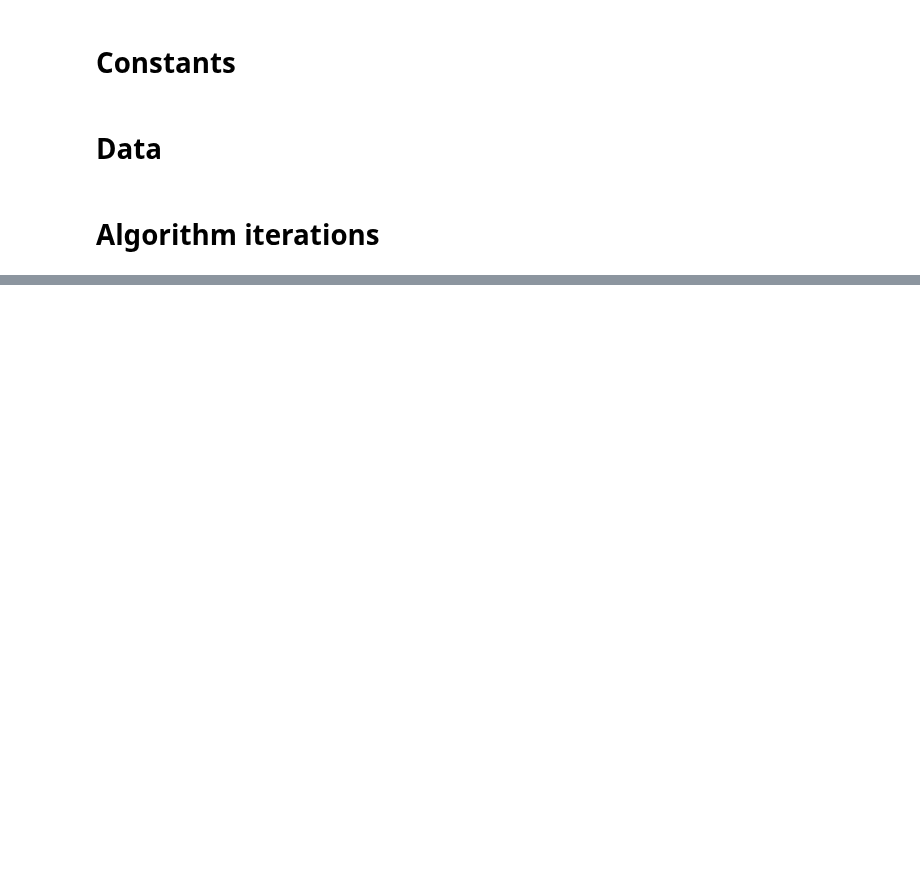
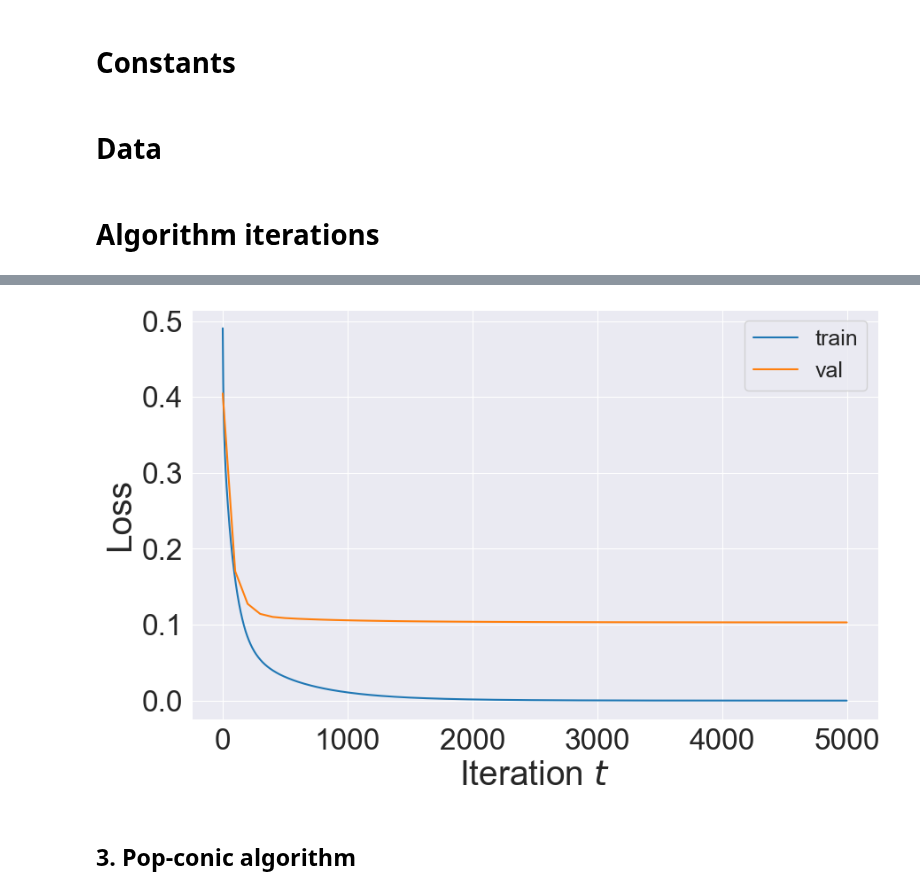
Before and after one commit to karl-hajjar/pop-conic, a Jupyter notebook: pop_conic/notebooks/pop-conic-basic.ipynb, the cells around one changed output, grey strips where cells are left out. Saved outputs shown, nothing was run; the diff lists cells and outputs as text; code cells hidden in the pictures; blank space fills up the shorter version.

```diff
--- a/pop_conic/notebooks/pop-conic-basic.ipynb
+++ b/pop_conic/notebooks/pop-conic-basic.ipynb
@@ -37,5 +39,5 @@ VAL_ITER = 100
 # %%
-FIGURES_DIR = os.path.join(ROOT, 'figures/training/')
+FIGURES_DIR = os.path.join(ROOT, 'figures/')
 create_dir(FIGURES_DIR)
 # %%
 set_random_seeds(SEED)
@@ -49,7 +51,7 @@ def forward(a, b, x):
 m = 50 # number of teacher neurons
 eps = 3e-1
 
-a_star = 5 * np.sign(np.random.uniform(size=(1, m)) - 0.5) / m
+a_star = 2 * np.sign(np.random.uniform(size=(1, m)) - 0.5) # / m
 b_star = 2 * np.random.uniform(size=(m, INPUT_DIM)) - 1 - eps * np.random.normal(size=(m, INPUT_DIM))**2
 # %%
 # Data
@@ -244,0 +212,22 @@ plt.show()
+# %%
+# train data in PyTorch
+x_train_pt = torch.from_numpy(x_train).float()
+y_train_pt = torch.from_numpy(y_train).float()
+
+# val data in PyTorch
+x_val_pt = torch.from_numpy(x_val).float()
+y_val_pt = torch.from_numpy(y_val).float()
+# %%
+# MF net with Gaussian init
+m = 1024
+bias = False
+net = torch.nn.Sequential(*[torch.nn.Linear(in_features=INPUT_DIM, out_features=m, bias=bias),
+                            torch.nn.ReLU(),
+                            torch.nn.Linear(in_features=m, out_features=1, bias=bias)])
+
+# init
+with torch.no_grad():
+    net[0].weight.data.copy_(torch.randn(size=(m, INPUT_DIM)))
+    net[2].weight.data.copy_(torch.randn(size=(1, m)))
+
+opt = torch.optim.SGD(params=net.parameters(), lr=m * BASE_LR)
@@ -244,0 +298,22 @@ plt.show()
+# %%
+plt.figure(figsize=(10, 6))
+marker = None #'o'
+#plt.xscale('log')
+#plt.yscale('log')
+
+
+plt.plot(np.arange(len(train_losses_pt)), train_losses_pt, label='train')
+plt.plot([min(VAL_ITER * k, len(train_losses)) for k in range(len(val_losses_pt))], val_losses_pt, label='val',
+         marker=marker)
+
+plt.xlabel('Iteration $t$', fontsize=28)
+plt.ylabel('Loss', fontsize=28)
+plt.xticks(fontsize=24)
+plt.yticks(fontsize=24)
+plt.legend(fontsize=18)
+plt.savefig(os.path.join(FIGURES_DIR, 'losses-pt.png'), bbox_inches='tight')
+plt.show()
+# %% [output]
+[figure, added]
+# %% [markdown]
+## 3. Pop-conic algorithm
```
Also changed, not shown: parts of 31 cells of this notebook, 4 other files.
